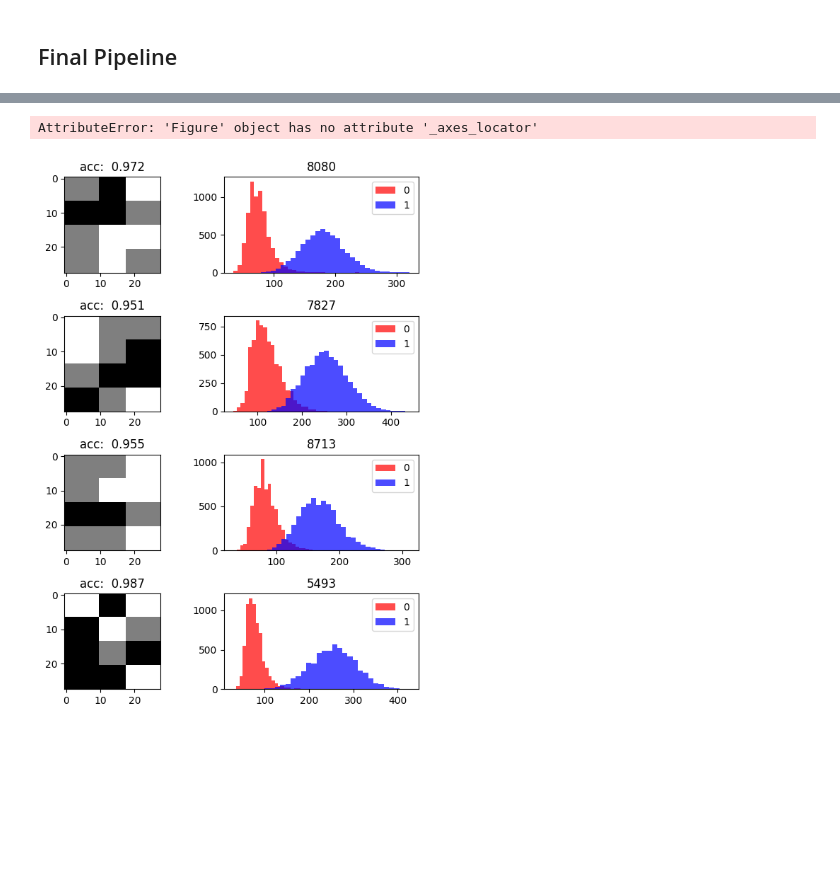
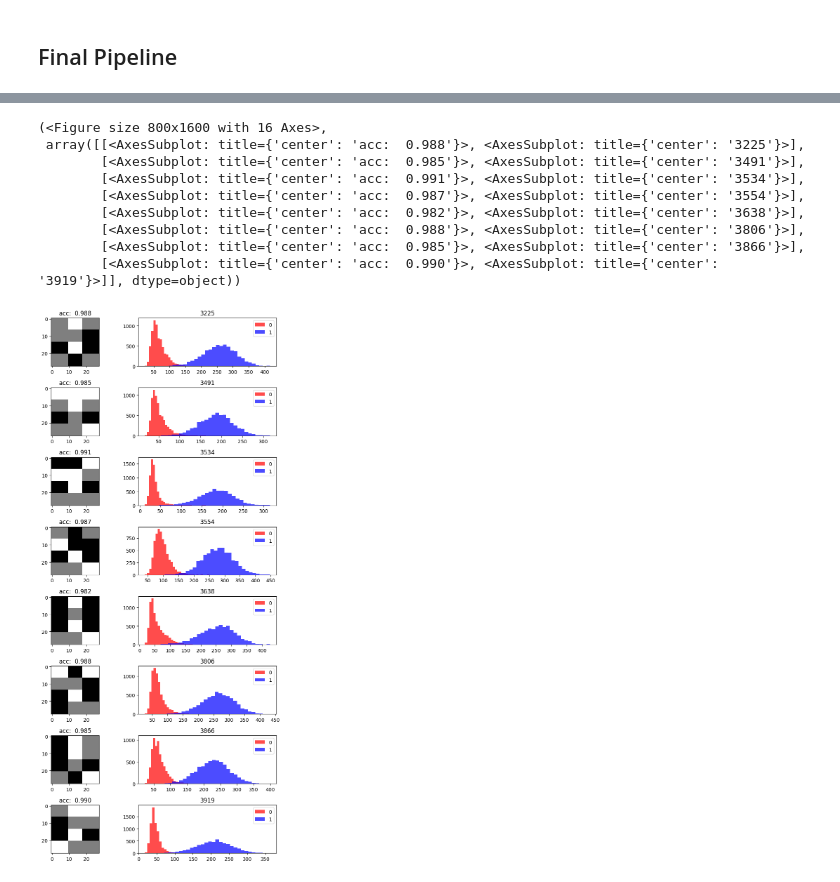
Before and after one commit to nathan-chappell/matos_ml_tutorial, a Jupyter notebook: demo.ipynb, the cells around one changed output, grey strips where cells are left out. Saved outputs shown, nothing was run; the diff lists cells and outputs as text; code cells hidden in the pictures; blank space fills up the shorter version.

```diff
--- a/demo.ipynb
+++ b/demo.ipynb
@@ -16,5 +16,7 @@
 # %%
 import matplotlib.pyplot as plt # "plt" is a standard alias
+
+plt.rcParams['figure.figsize'] = 6,6
 # %% [markdown]
 #### numpy
 * used for handling mutli-dimensional arrays
@@ -203,16 +201,21 @@ def make_basis(rows: T.List[int], columns: T.List[int]) -> np.ndarray:
 # %%
 def overlap_score(kernels: np.ndarray, image_data: np.ndarray, label_data: np.ndarray, labels: T.List[int]) -> np.ndarray:
     """(m,28,28), (n,28,28), (n) -> (m) : calculates 'feature overlap'"""
-    features = (np.expand_dims(kernels, 1) * np.expand_dims(image_data.clip(min=0,max=1), 0)).sum(axis=(2, 3))
+    # features = (np.expand_dims(kernels, 1) * np.expand_dims(image_data.clip(min=0,max=1), 0)).sum(axis=(2, 3))
+    features = (np.expand_dims(kernels, 1) * np.expand_dims(image_data.clip(min=0, max=1), 0)).sum(axis=(2, 3)) / (
+        np.linalg.norm(np.expand_dims(kernels, 1), axis=(2, 3))
+        * np.linalg.norm(np.expand_dims(image_data.clip(min=0, max=1), 0), axis=(2, 3))
+    )
     # image_data0 = image_data[label_data == labels[0]]
     # image_data1 = image_data[label_data == labels[1]]
     f0 = features[:, label_data == labels[0]]
     f1 = features[:, label_data == labels[1]]
-    f0_max = f0.max(axis=1).reshape((-1,1))
-    f1_min = f1.min(axis=1).reshape((-1,1))
+    f0_max = f0.max(axis=1).reshape((-1, 1))
+    f1_min = f1.min(axis=1).reshape((-1, 1))
     assert f0_max.shape[0] == kernels.shape[0]
     assert f1_min.shape[0] == kernels.shape[0]
 
+    # return f0.mean(axis=1) - f1.mean(axis=1)
     return (f0 > f1_min).sum(axis=1) + (f1 < f0_max).sum(axis=1)
 # %%
 class LinearBasisKernel:
@@ -367,7 +370,7 @@ class FittedKernelBinaryClassifier:
         return np.where(features < self.threshold, self.labels[0], self.labels[1])
 
     def fit(self, X: np.ndarray, y: np.ndarray, topk=32):
-        kernel_results = self.linear_basis_kernel.fit(X, y, self.labels, c_min=0, c_max=2, n=256)
+        kernel_results = self.linear_basis_kernel.fit(X, y, self.labels, c_min=0, c_max=2, n=512)
         _scores = []
         grid_search_results: T.List[GridSearchResult] = []
         _best_score = -1
@@ -424,36 +435,46 @@ model.score(image_data, label_data), [(g.optimal_parameter, g.best_accuracy) for
 # %%
-plt.rcParams['figure.figsize'] = 6,8
+plt.rcParams['figure.figsize'] = 8,16
 
 def compare_kernels(kernels, results=None):
     fig, axes = plt.subplots(len(kernels), 2)
     titles = results if results is not None else ['']*len(kernels)
     for k, _axes, title in zip(kernels, axes, titles):
         im = _axes[0].imshow(k, cmap="binary")
         grid_search_result = grid_search_binary_classifier(k, image_data, label_data, labels=[1,0], n=64)
         _axes[0].set_title(f'acc: {grid_search_result.best_accuracy:6.3f}')
         # _overlap_score = overlap_score(np.expand_dims(k,0), image_data, label_data, [1,0]).item()
         # _axes[0].set_title(f'{_overlap_score}')
         f0 = (image_data[label_data == 1].clip(min=0, max=1) * k.reshape(1, 28, 28)).sum(axis=(1, 2))
         f1 = (image_data[label_data == 0].clip(min=0, max=1) * k.reshape(1, 28, 28)).sum(axis=(1, 2))
         bins = 30
         alpha = 0.7
         _axes[1].hist(f0, bins=bins, alpha=alpha, color="red", label="0")
         _axes[1].hist(f1, bins=bins, alpha=alpha, color="blue", label="1")
         _axes[1].set_title(title)
         _axes[1].legend()
 
     fig.tight_layout()
 
     # plt.colorbar(im, fig)
     return fig, axes
 
 
 def compare_kernel_results(index):
     coefficients = kernel_results[index, :-1]
     kernels = model.linear_basis_kernel.get_kernels(model.linear_basis_kernel.basis, coefficients)
     return compare_kernels(kernels, kernel_results[index, -1])
 
-compare_kernel_results(rng.integers(0,len(kernel_results), 4))
+# compare_kernel_results(rng.integers(0,len(kernel_results), 4))
+# best_kernel_results_args = np.argsort(grid_search_results[:,-1])[:4]
+compare_kernel_results(list(range(0,8)))
 # %% [output]
-AttributeError: 'Figure' object has no attribute '_axes_locator'
+(<Figure size 800x1600 with 16 Axes>,
+ array([[<AxesSubplot: title={'center': 'acc:  0.988'}>, <AxesSubplot: title={'center': '3225'}>],
+        [<AxesSubplot: title={'center': 'acc:  0.985'}>, <AxesSubplot: title={'center': '3491'}>],
+        [<AxesSubplot: title={'center': 'acc:  0.991'}>, <AxesSubplot: title={'center': '3534'}>],
+        [<AxesSubplot: title={'center': 'acc:  0.987'}>, <AxesSubplot: title={'center': '3554'}>],
+        [<AxesSubplot: title={'center': 'acc:  0.982'}>, <AxesSubplot: title={'center': '3638'}>],
+        [<AxesSubplot: title={'center': 'acc:  0.988'}>, <AxesSubplot: title={'center': '3806'}>],
+        [<AxesSubplot: title={'center': 'acc:  0.985'}>, <AxesSubplot: title={'center': '3866'}>],
+        [<AxesSubplot: title={'center': 'acc:  0.990'}>, <AxesSubplot: title={'center': '3919'}>]], dtype=object))
-[figure, old version]
+[figure, new version]
```
Also changed, not shown: parts of 9 cells of this notebook, 6 other files.
